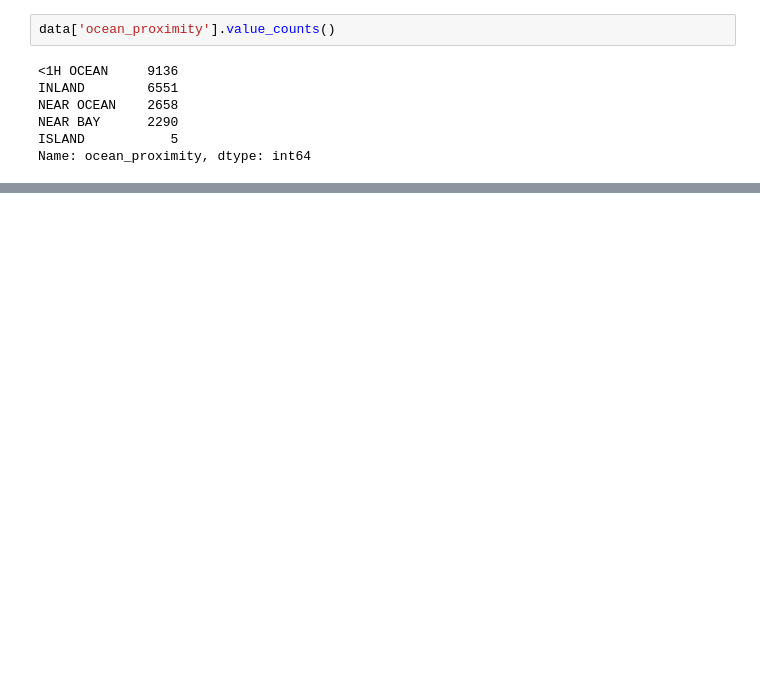
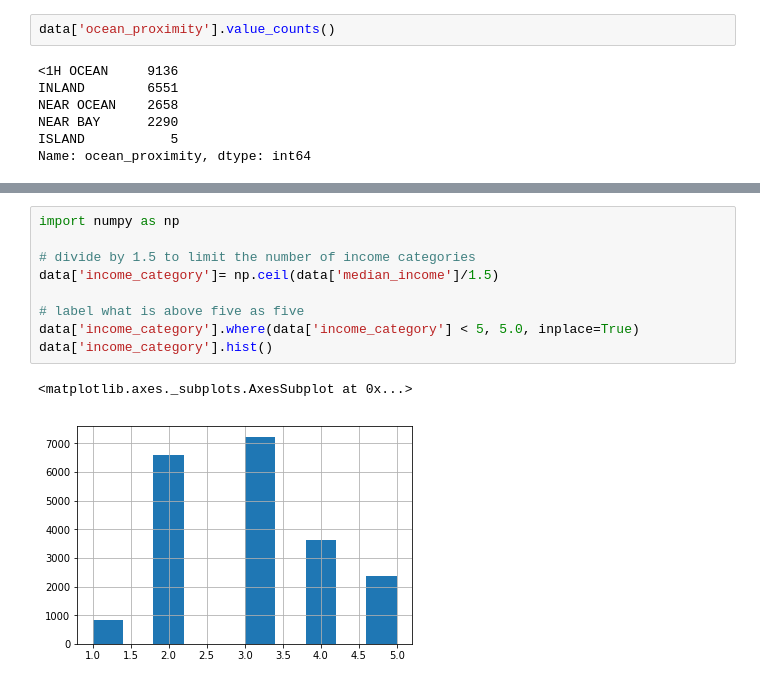
Before and after one commit to adrianpintilie96/California-housing-prices, a Jupyter notebook: California Housing Prices.ipynb, the cells around one changed output, grey strips where cells are left out. Drawn from its saved outputs; the diff is of its cells as text; blank space fills up the shorter version.

```diff
--- a/California Housing Prices.ipynb
+++ b/California Housing Prices.ipynb
@@ -135,0 +155,12 @@ plt.show()
+# %%
+import numpy as np
+
+# divide by 1.5 to limit the number of income categories
+data['income_category']= np.ceil(data['median_income']/1.5)
+
+# label what is above five as five
+data['income_category'].where(data['income_category'] < 5, 5.0, inplace=True)
+data['income_category'].hist()
+# %% [output]
+<matplotlib.axes._subplots.AxesSubplot at 0x...>
+[figure, added]
```
Also changed, not shown: parts of 11 cells of this notebook.
